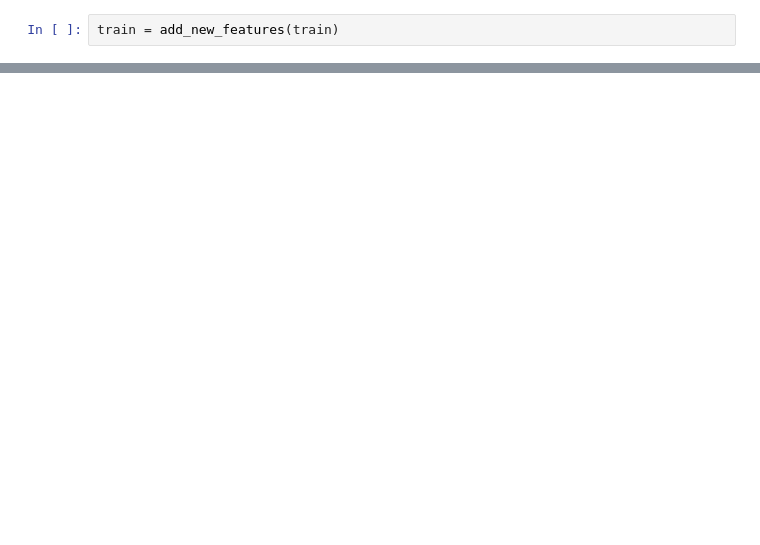
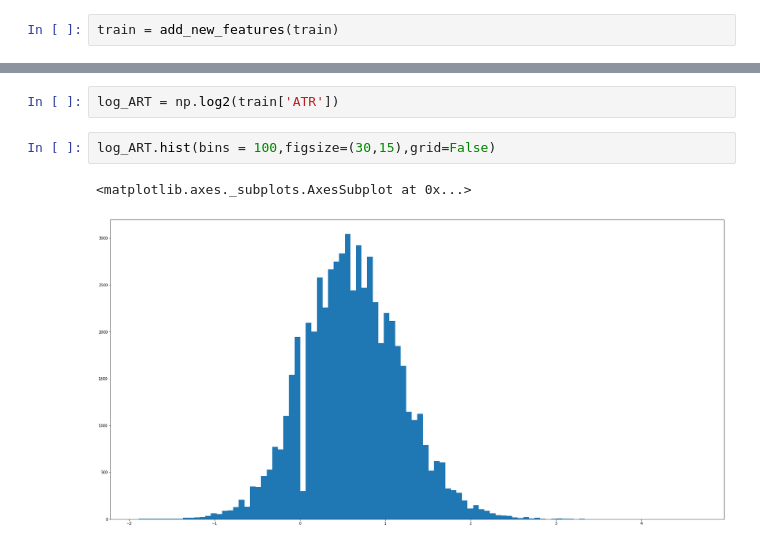
Before and after one commit to Blunt10K/NBA, a Jupyter notebook: notebooks/NBA Playoff Predictions.ipynb, the cells around one changed output, grey strips where cells are left out. Cells and saved outputs as stored; diff of their text form; blank space fills up the shorter version.

```diff
--- a/notebooks/NBA Playoff Predictions.ipynb
+++ b/notebooks/NBA Playoff Predictions.ipynb
@@ -237,0 +271,7 @@ plt.show()
+# %%
+log_ART = np.log2(train['ATR'])
+# %%
+log_ART.hist(bins = 100,figsize=(30,15),grid=False)
+# %% [output]
+<matplotlib.axes._subplots.AxesSubplot at 0x...>
+[figure, added]
```
Also changed, not shown: parts of 25 cells of this notebook, 2 other files.
